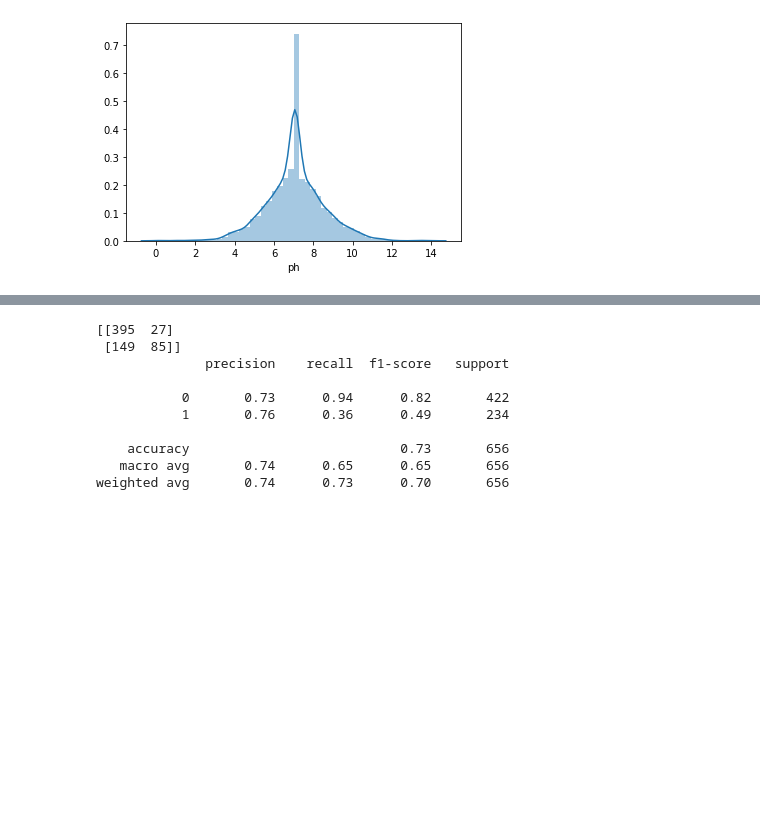
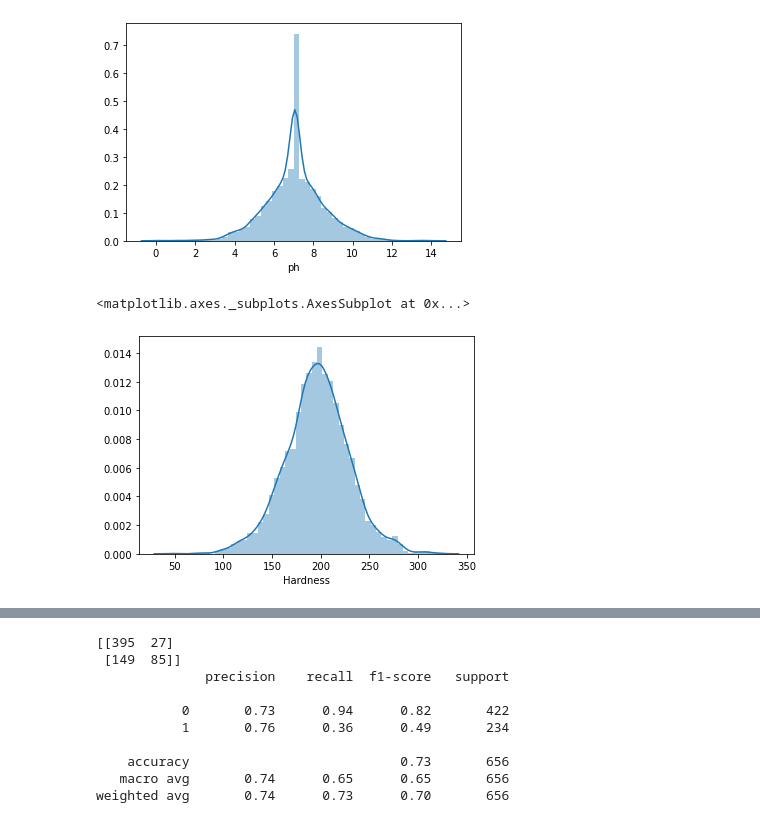
Before and after one commit to benginies/Projet_Apprentisage_Automatique, a Jupyter notebook: Water_potability.ipynb, the cells around one changed output, grey strips where cells are left out. Cells and saved outputs as stored; diff of their text form; code cells hidden in the pictures; blank space fills up the shorter version.

```diff
--- a/Water_potability.ipynb
+++ b/Water_potability.ipynb
@@ -154,3 +182,8 @@ sns.distplot(df.ph)
 # %% [output]
 <matplotlib.axes._subplots.AxesSubplot at 0x...>
 [figure]
+# %%
+sns.distplot(df.Hardness)
+# %% [output]
+<matplotlib.axes._subplots.AxesSubplot at 0x...>
+[figure, added]
```
Also changed, not shown: parts of 17 cells of this notebook.
